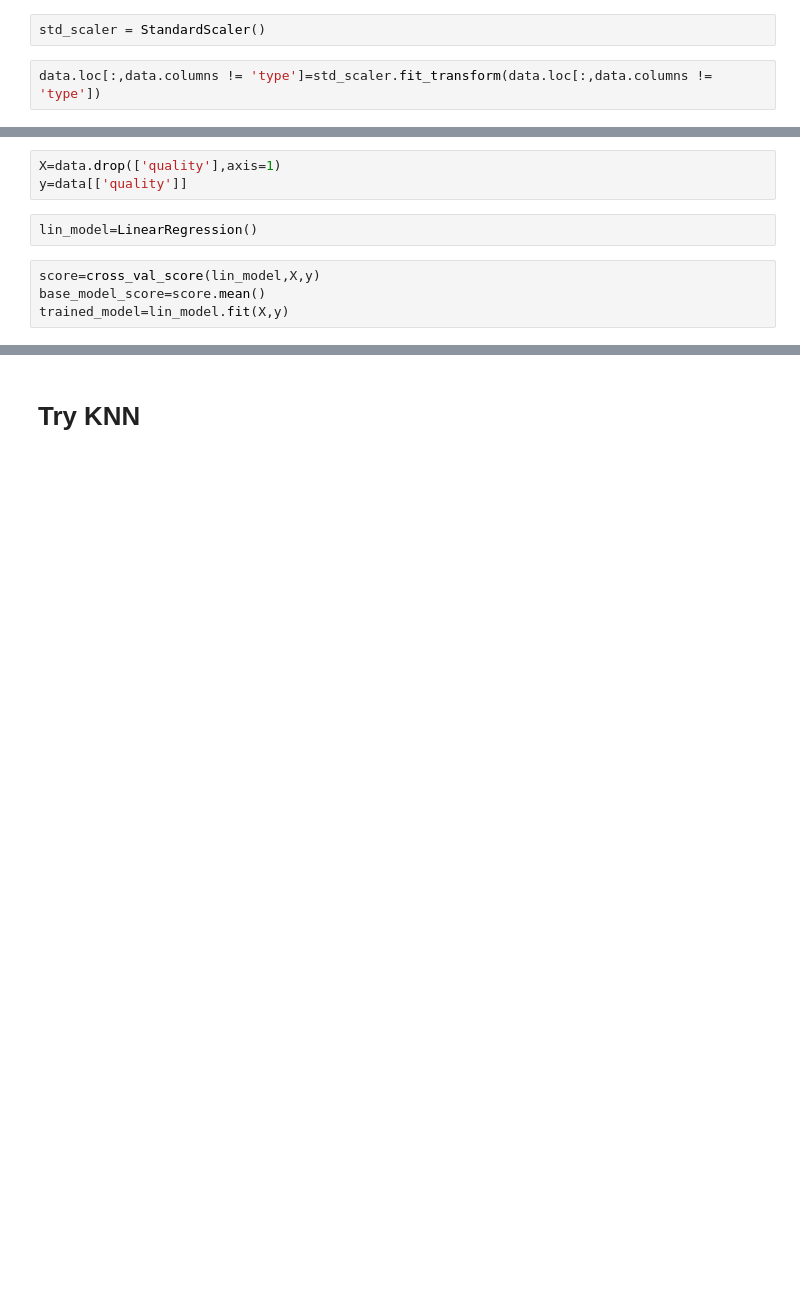
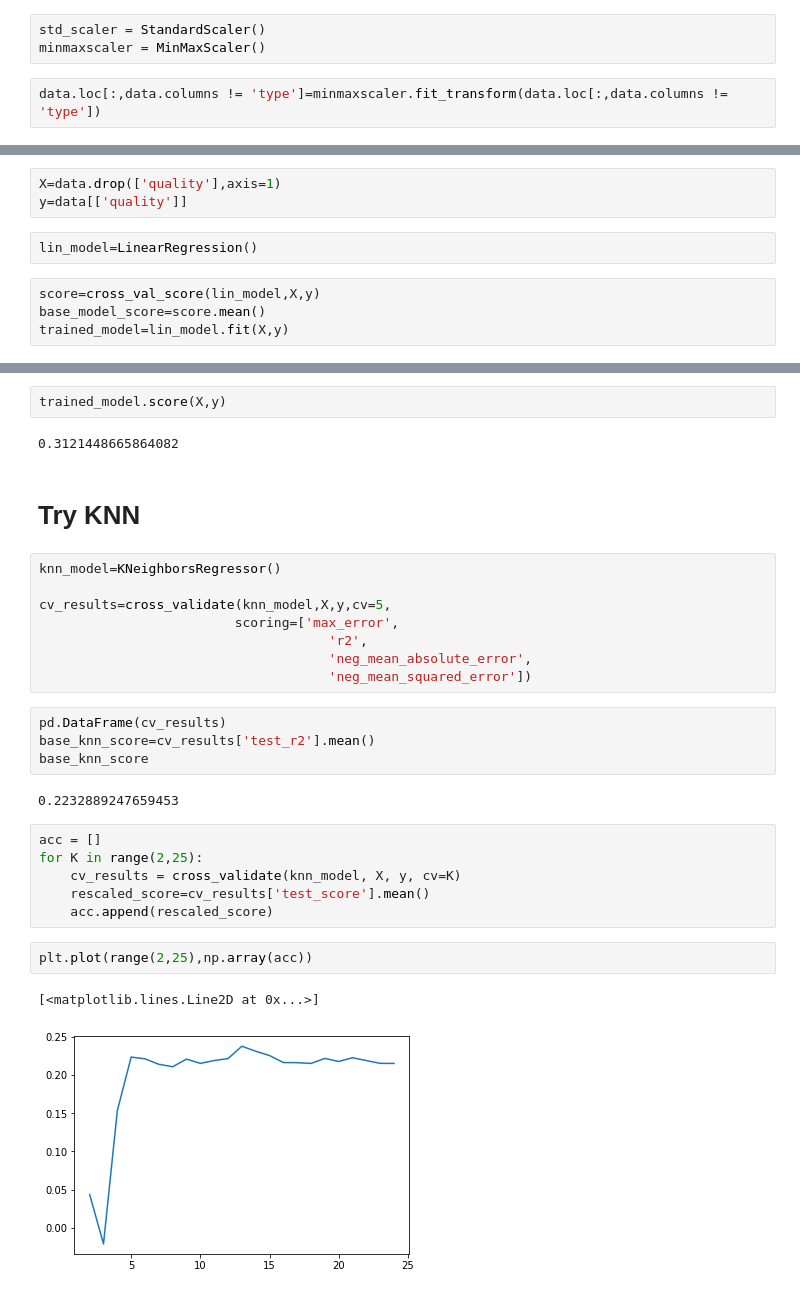
Before and after one commit to LouiseDantas/WineRank, a Jupyter notebook: notebooks/datamodel.ipynb, the cells around one changed output, grey strips where cells are left out. Cells and saved outputs as stored; diff of their text form; blank space fills up the shorter version.

Commit message:
added KNN model

```diff
--- a/notebooks/datamodel.ipynb
+++ b/notebooks/datamodel.ipynb
@@ -64,8 +67,9 @@ data=data.dropna()
 Scale numeric features
 # %%
 std_scaler = StandardScaler()
+minmaxscaler = MinMaxScaler()
 # %%
-data.loc[:,data.columns != 'type']=std_scaler.fit_transform(data.loc[:,data.columns != 'type'])
+data.loc[:,data.columns != 'type']=minmaxscaler.fit_transform(data.loc[:,data.columns != 'type'])
 # %% [markdown]
 Scale categorical features
 # %%
@@ -110,2 +116,31 @@ array([0.23467399, 0.29559651, 0.29846807, 0.27309095, 0.29928616])
+# %%
+trained_model.score(X,y)
+# %% [output]
+0.3121448665864082
 # %% [markdown]
 # Try KNN
+# %%
+knn_model=KNeighborsRegressor()
+
+cv_results=cross_validate(knn_model,X,y,cv=5,
+                         scoring=['max_error',
+                                     'r2',
+                                     'neg_mean_absolute_error',
+                                     'neg_mean_squared_error'])
+# %%
+pd.DataFrame(cv_results)
+base_knn_score=cv_results['test_r2'].mean()
+base_knn_score
+# %% [output]
+0.2232889247659453
+# %%
+acc = []
+for K in range(2,25):
+    cv_results = cross_validate(knn_model, X, y, cv=K)
+    rescaled_score=cv_results['test_score'].mean()
+    acc.append(rescaled_score)
+# %%
+plt.plot(range(2,25),np.array(acc))
+# %% [output]
+[<matplotlib.lines.Line2D at 0x...>]
+[figure, added]
```
Also changed, not shown: parts of 5 cells of this notebook.
